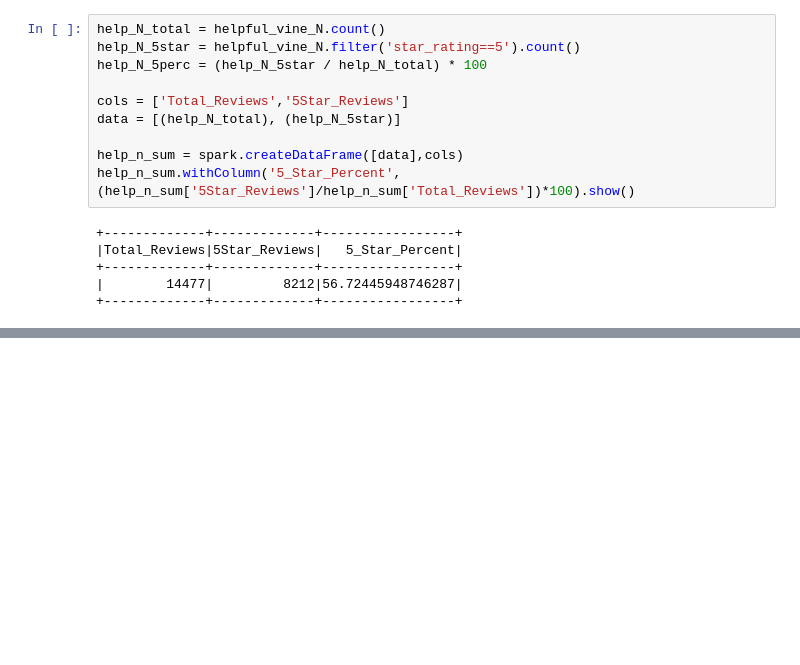
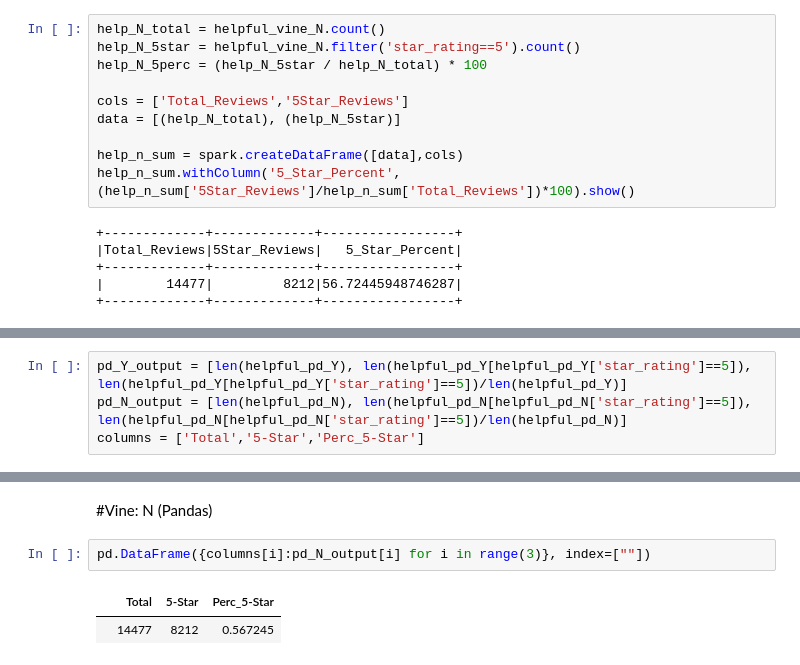
Before and after one commit to TaylorVellios/Amazon_Vine_Analysis, a Jupyter notebook: Vine_Review_Analysis.ipynb, the cells around one changed output, grey strips where cells are left out. Saved outputs shown, nothing was run; the diff lists cells and outputs as text; blank space fills up the shorter version.

```diff
--- a/Vine_Review_Analysis.ipynb
+++ b/Vine_Review_Analysis.ipynb
@@ -191,0 +251,4 @@ help_n_sum.withColumn('5_Star_Percent', (help_n_sum['5Star_Reviews']/help_n_sum[
+# %%
+pd_Y_output = [len(helpful_pd_Y), len(helpful_pd_Y[helpful_pd_Y['star_rating']==5]), len(helpful_pd_Y[helpful_pd_Y['star_rating']==5])/len(helpful_pd_Y)]
+pd_N_output = [len(helpful_pd_N), len(helpful_pd_N[helpful_pd_N['star_rating']==5]), len(helpful_pd_N[helpful_pd_N['star_rating']==5])/len(helpful_pd_N)]
+columns = ['Total','5-Star','Perc_5-Star']
@@ -191,0 +260,7 @@ help_n_sum.withColumn('5_Star_Percent', (help_n_sum['5Star_Reviews']/help_n_sum[
+# %% [markdown]
+#Vine: N (Pandas)
+# %%
+pd.DataFrame({columns[i]:pd_N_output[i] for i in range(3)}, index=[""])
+# %% [output]
+|  | Total | 5-Star | Perc_5-Star |
+|  | 14477 | 8212 | 0.567245 |
```
Also changed, not shown: parts of 10 cells of this notebook.
